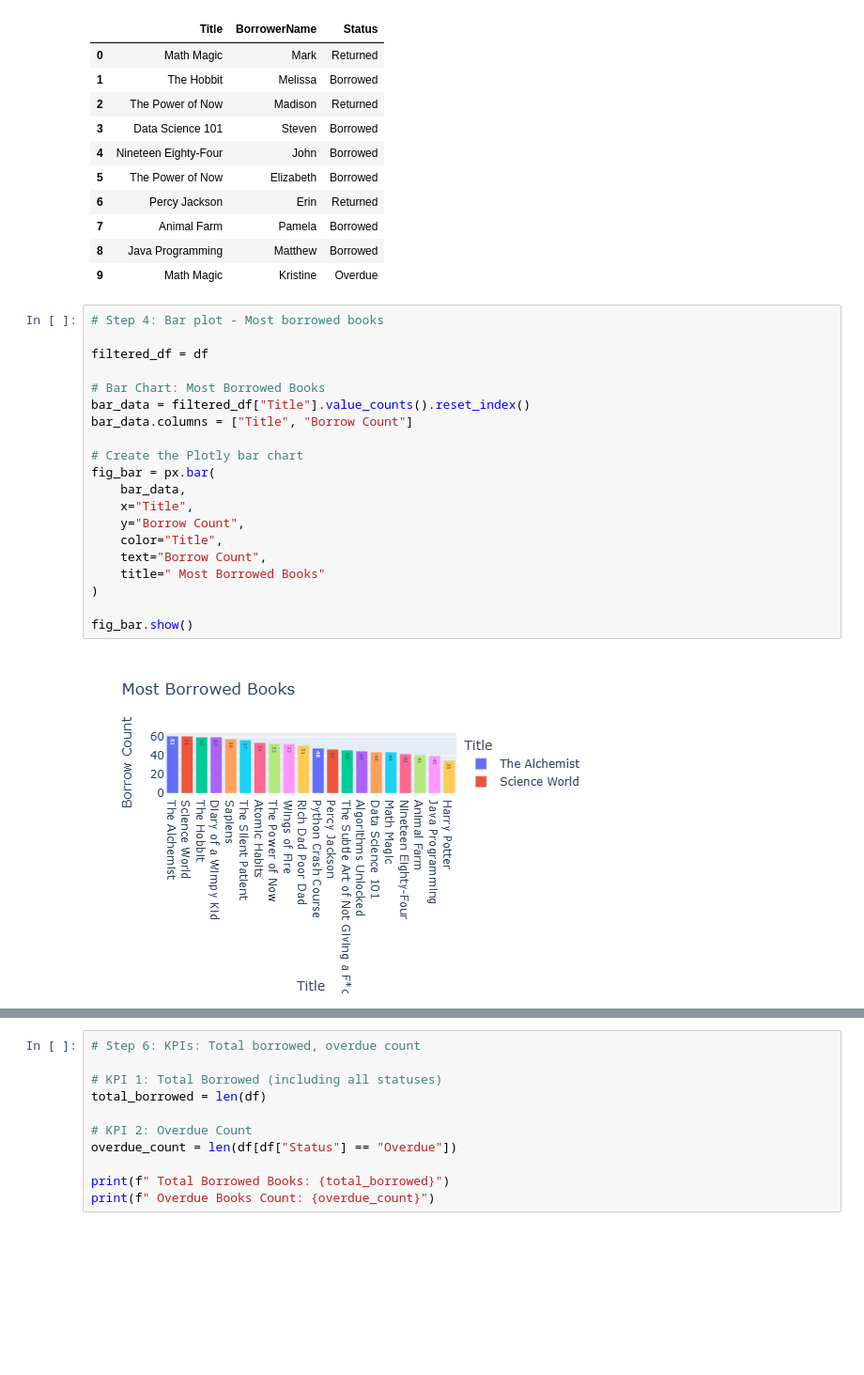
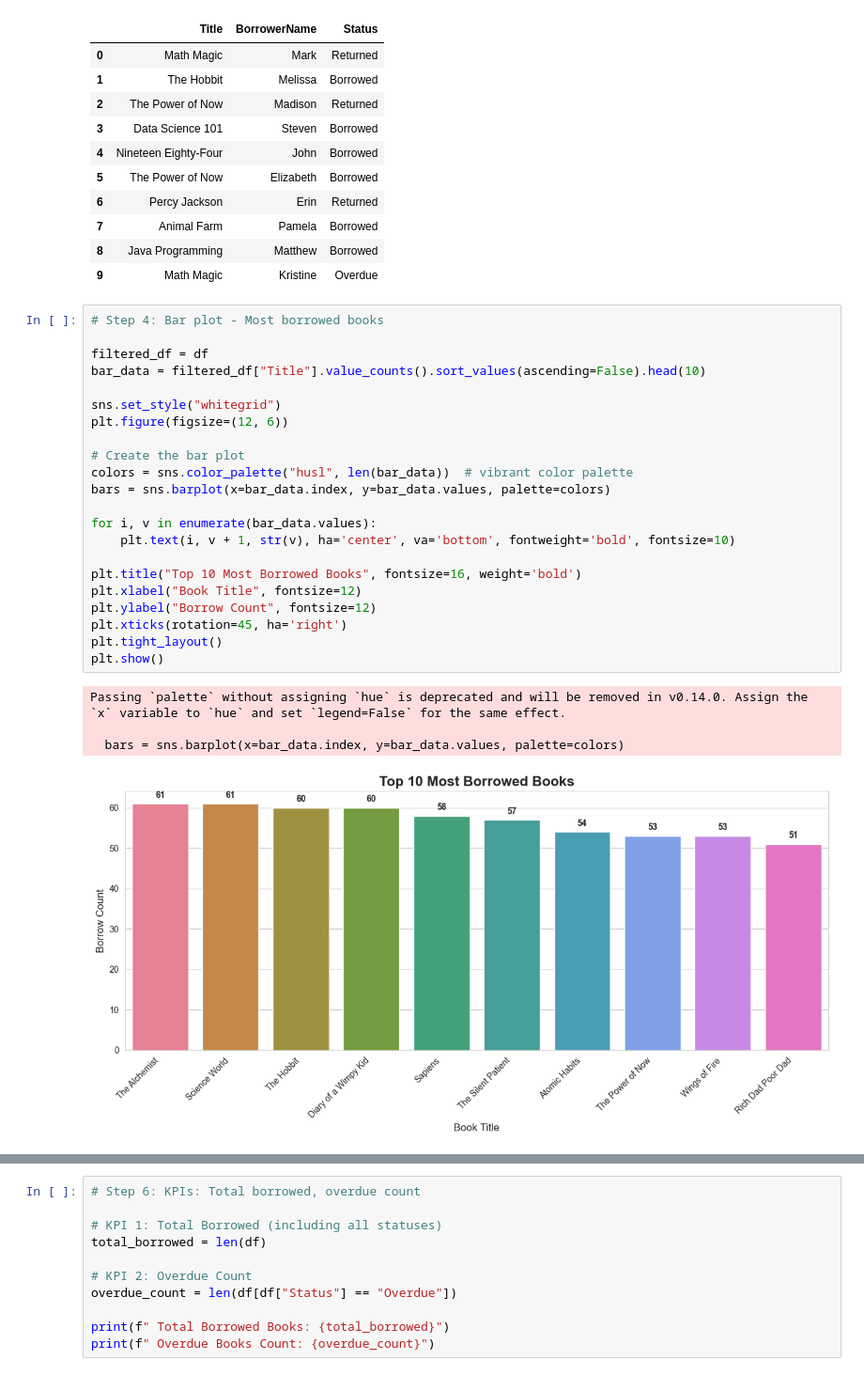
Before and after one commit to aryanaman07/Guvi-Project-1, a Jupyter notebook: school_library_dashboard.ipynb, the cells around one changed output, grey strips where cells are left out. Shown at 94% size. Saved outputs shown, nothing was run; the diff lists cells and outputs as text; blank space fills up the shorter version.

```diff
--- a/school_library_dashboard.ipynb
+++ b/school_library_dashboard.ipynb
@@ -46,28 +49,33 @@ df_table.head(10)
 | 7 | Animal Farm | Pamela | Borrowed |
 | 8 | Java Programming | Matthew | Borrowed |
 | 9 | Math Magic | Kristine | Overdue |
-# %%
-# Step 4: Bar plot - Most borrowed books
-
-filtered_df = df
-
-# Bar Chart: Most Borrowed Books
-bar_data = filtered_df["Title"].value_counts().reset_index()
-bar_data.columns = ["Title", "Borrow Count"]
-
-# Create the Plotly bar chart
-fig_bar = px.bar(
-    bar_data,
-    x="Title",
-    y="Borrow Count",
-    color="Title",
-    text="Borrow Count",
-    title=" Most Borrowed Books"
-)
-
-fig_bar.show()
-# %% [output]
-[figure, removed]
+# %%
+# Step 4: Bar plot - Most borrowed books
+
+filtered_df = df
+bar_data = filtered_df["Title"].value_counts().sort_values(ascending=False).head(10)
+
+sns.set_style("whitegrid")
+plt.figure(figsize=(12, 6))
+
+# Create the bar plot
+colors = sns.color_palette("husl", len(bar_data))  # vibrant color palette
+bars = sns.barplot(x=bar_data.index, y=bar_data.values, palette=colors)
+
+for i, v in enumerate(bar_data.values):
+    plt.text(i, v + 1, str(v), ha='center', va='bottom', fontweight='bold', fontsize=10)
+
+plt.title("Top 10 Most Borrowed Books", fontsize=16, weight='bold')
+plt.xlabel("Book Title", fontsize=12)
+plt.ylabel("Borrow Count", fontsize=12)
+plt.xticks(rotation=45, ha='right')
+plt.tight_layout()
+plt.show()
+# %% [output]
+Passing `palette` without assigning `hue` is deprecated and will be removed in v0.14.0. Assign the `x` variable to `hue` and set `legend=False` for the same effect.
+
+  bars = sns.barplot(x=bar_data.index, y=bar_data.values, palette=colors)
+[figure, added]
 # %%
 # Step 5: Pie chart - Borrowed books by genre
 genre_counts = df["Genre"].value_counts()
```
Also changed, not shown: parts of 2 cells of this notebook.
